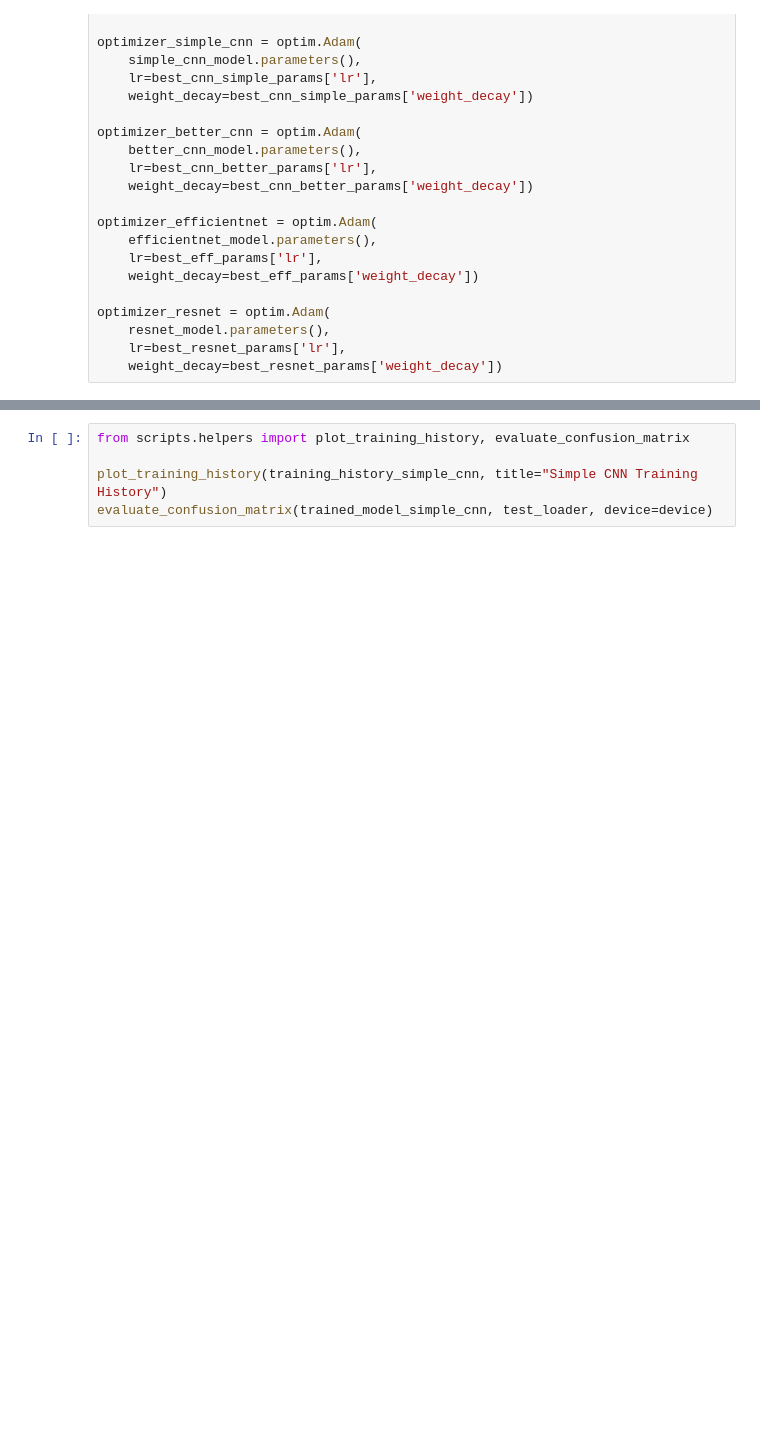
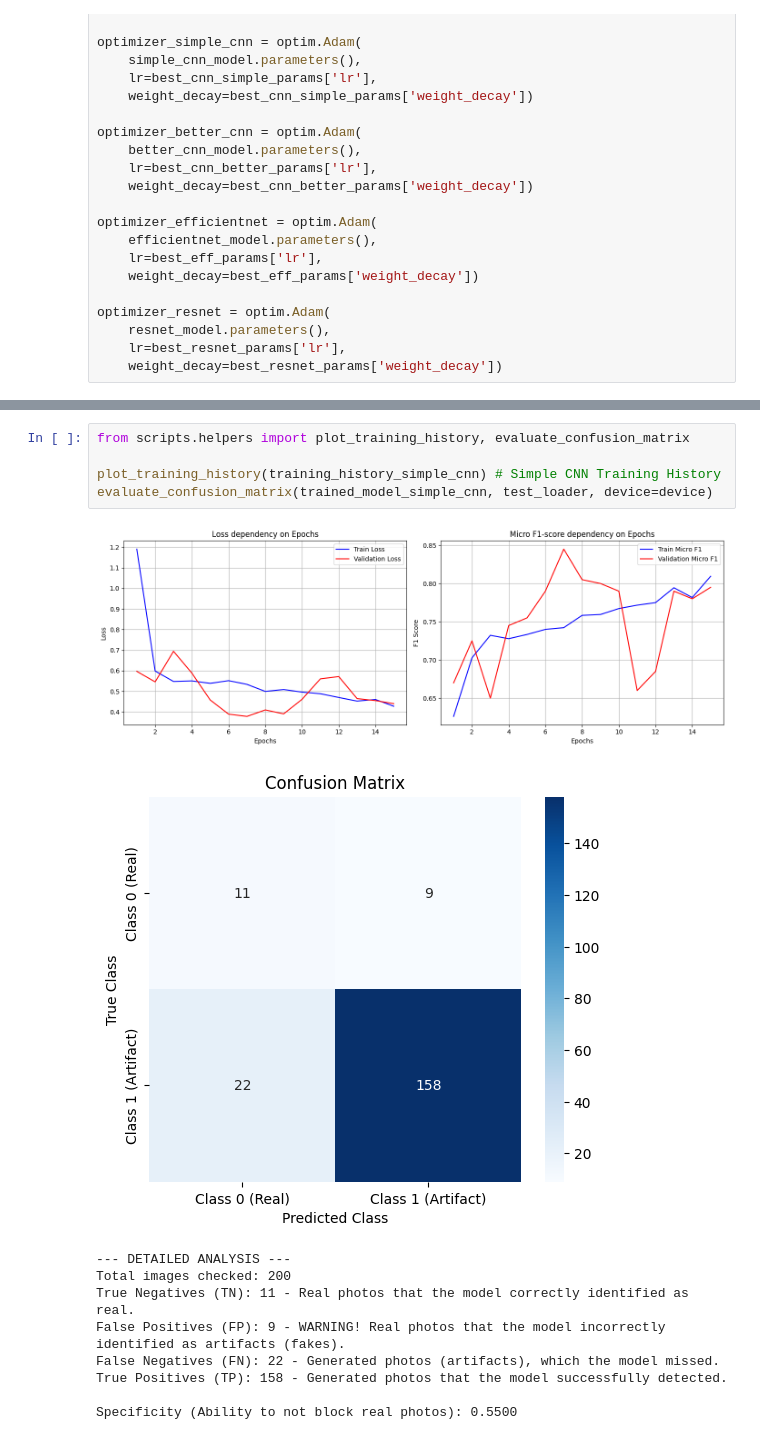
Before and after one commit to SerhiiHerashchenko/GeneratedHumanFaceArtifactsClassifier, a Jupyter notebook: src/main.ipynb, the cells around one changed output, grey strips where cells are left out. Drawn from its saved outputs; the diff is of its cells as text; blank space fills up the shorter version.

```diff
--- a/src/main.ipynb
+++ b/src/main.ipynb
@@ -269,6 +389,17 @@ trained_model_efficientnet, training_history_efficientnet = train_model_with_met
 # %%
 from scripts.helpers import plot_training_history, evaluate_confusion_matrix
 
-plot_training_history(training_history_simple_cnn, title="Simple CNN Training History")
+plot_training_history(training_history_simple_cnn) # Simple CNN Training History
 evaluate_confusion_matrix(trained_model_simple_cnn, test_loader, device=device)
+# %% [output]
+[figure, added]
+[figure, added]
+--- DETAILED ANALYSIS ---
+Total images checked: 200
+True Negatives (TN): 11 - Real photos that the model correctly identified as real.
+False Positives (FP): 9 - WARNING! Real photos that the model incorrectly identified as artifacts (fakes).
+False Negatives (FN): 22 - Generated photos (artifacts), which the model missed.
+True Positives (TP): 158 - Generated photos that the model successfully detected.
+
+Specificity (Ability to not block real photos): 0.5500
 # %%
```
Also changed, not shown: parts of 13 cells of this notebook.
